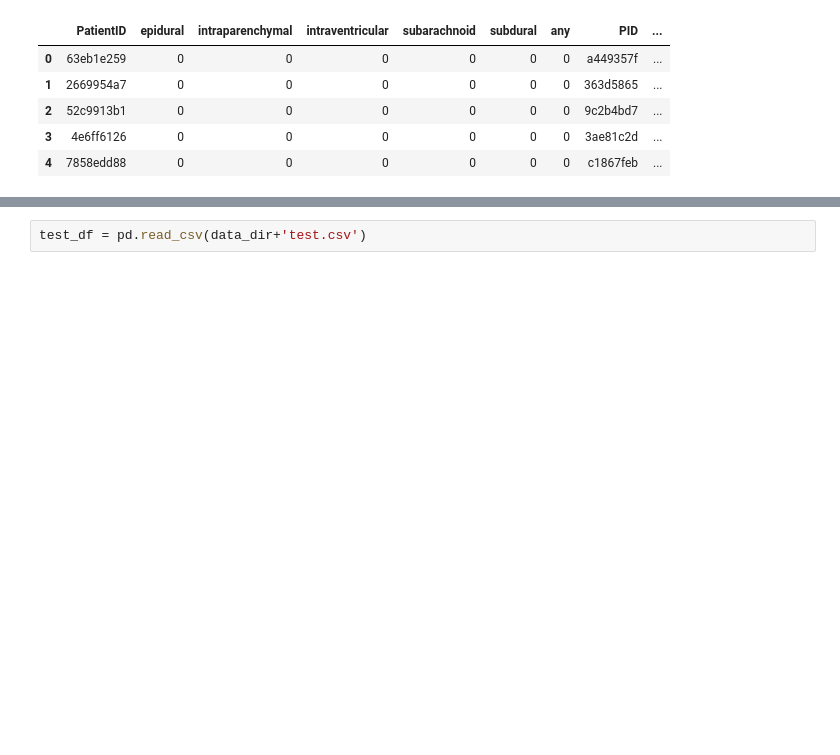
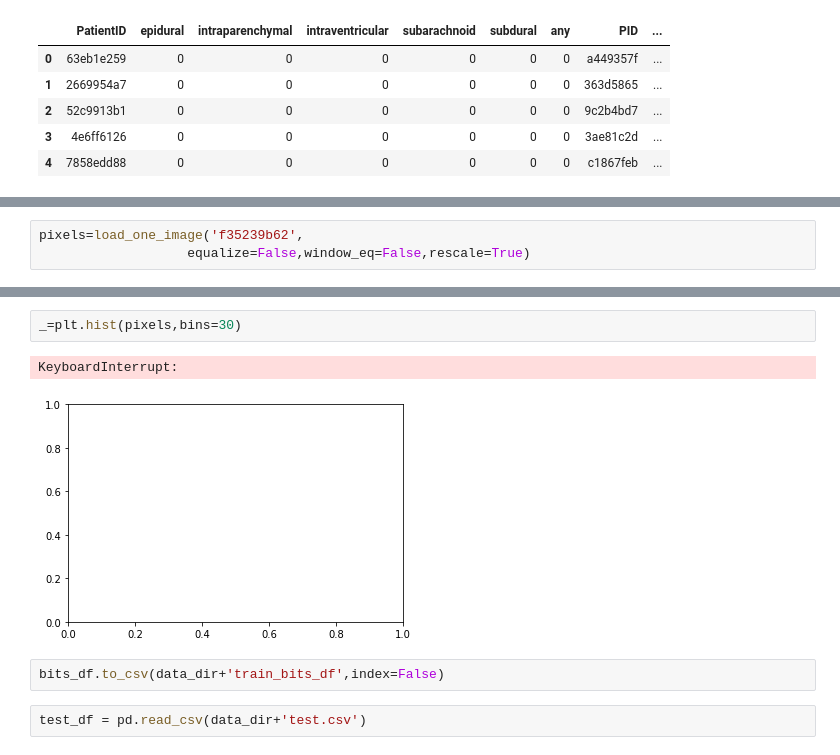
Before and after one commit to nosound2/RSNA-Hemorrhage, a Jupyter notebook: Production/Draft.ipynb, the cells around one changed output, grey strips where cells are left out. Saved outputs shown, nothing was run; the diff lists cells and outputs as text; blank space fills up the shorter version.

```diff
--- a/Production/Draft.ipynb
+++ b/Production/Draft.ipynb
@@ -277,0 +668,3 @@ train_df.head()
+# %%
+pixels=load_one_image('f35239b62',
+                   equalize=False,window_eq=False,rescale=True)
@@ -278,3 +677,10 @@ train_df.head()
+# %%
+_=plt.hist(pixels,bins=30)
+# %% [output]
+KeyboardInterrupt:
+[figure, added]
+# %%
+bits_df.to_csv(data_dir+'train_bits_df',index=False)
 # %%
 test_df = pd.read_csv(data_dir+'test.csv')
 # %%
```
Also changed, not shown: parts of 42 cells of this notebook, 26 other files.
